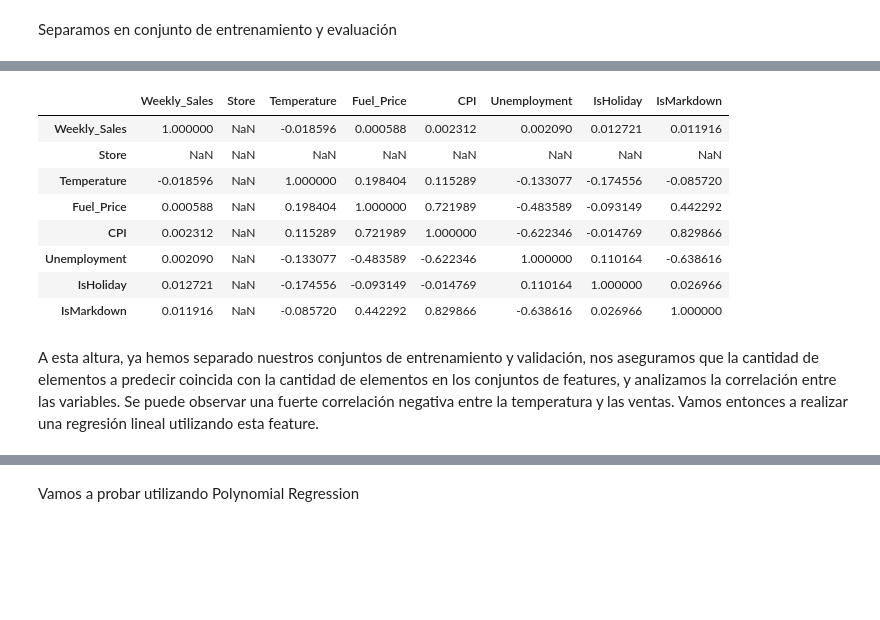
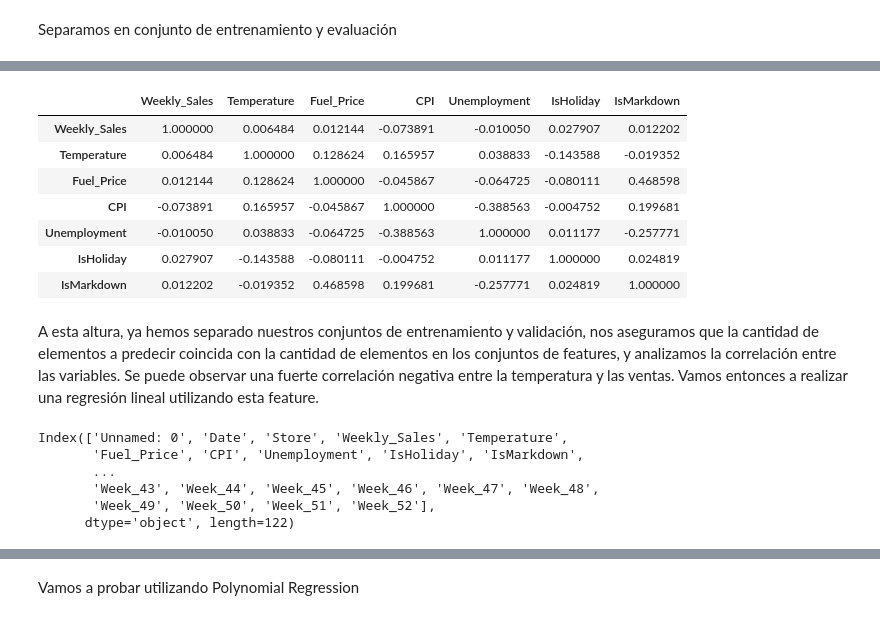
Before and after one commit to dbourdin/diplodatos-mentorias, a Jupyter notebook: AprendizajeSupervisado/retail_data_analytics.ipynb, the cells around one changed output, grey strips where cells are left out. Drawn from its saved outputs; the diff is of its cells as text; code cells hidden in the pictures; blank space fills up the shorter version.

```diff
--- a/AprendizajeSupervisado/retail_data_analytics.ipynb
+++ b/AprendizajeSupervisado/retail_data_analytics.ipynb
@@ -197,0 +178,11 @@ sales_features.head(5)
+# %%
+sales_features['Store'] = pd.Categorical(sales_features['Store'])
+store_dummies = pd.get_dummies(sales_features['Store'], prefix = 'Store')
+
+sales_features['Month'] = pd.Categorical(sales_features['Month'])
+month_dummies = pd.get_dummies(sales_features['Month'], prefix = 'Month')
+
+sales_features['Week'] = pd.Categorical(sales_features['Week'])
+week_dummies = pd.get_dummies(sales_features['Week'], prefix = 'Week')
+# %%
+sales_features = pd.concat([sales_features, store_dummies, month_dummies, week_dummies], axis=1)
@@ -227,15 +228,23 @@ Total de registros en y_test: 3075
-# %%
-store_sales.drop(['Unnamed: 0'], axis=1).corr(method='spearman')
-# %% [output]
-|  | Weekly_Sales | Store | Temperature | Fuel_Price | CPI | Unemployment | IsHoliday | IsMarkdown |
-| Weekly_Sales | 1.000000 | NaN | -0.018596 | 0.000588 | 0.002312 | 0.002090 | 0.012721 | 0.011916 |
-| Store | NaN | NaN | NaN | NaN | NaN | NaN | NaN | NaN |
-| Temperature | -0.018596 | NaN | 1.000000 | 0.198404 | 0.115289 | -0.133077 | -0.174556 | -0.085720 |
-| Fuel_Price | 0.000588 | NaN | 0.198404 | 1.000000 | 0.721989 | -0.483589 | -0.093149 | 0.442292 |
-| CPI | 0.002312 | NaN | 0.115289 | 0.721989 | 1.000000 | -0.622346 | -0.014769 | 0.829866 |
-| Unemployment | 0.002090 | NaN | -0.133077 | -0.483589 | -0.622346 | 1.000000 | 0.110164 | -0.638616 |
-| IsHoliday | 0.012721 | NaN | -0.174556 | -0.093149 | -0.014769 | 0.110164 | 1.000000 | 0.026966 |
-| IsMarkdown | 0.011916 | NaN | -0.085720 | 0.442292 | 0.829866 | -0.638616 | 0.026966 | 1.000000 |
+# %%
+sales_features[['Weekly_Sales', 'Temperature', 'Fuel_Price', 'CPI', 'Unemployment', 'IsHoliday', 'IsMarkdown']].corr(method='spearman')
+# %% [output]
+|  | Weekly_Sales | Temperature | Fuel_Price | CPI | Unemployment | IsHoliday | IsMarkdown |
+| Weekly_Sales | 1.000000 | 0.006484 | 0.012144 | -0.073891 | -0.010050 | 0.027907 | 0.012202 |
+| Temperature | 0.006484 | 1.000000 | 0.128624 | 0.165957 | 0.038833 | -0.143588 | -0.019352 |
+| Fuel_Price | 0.012144 | 0.128624 | 1.000000 | -0.045867 | -0.064725 | -0.080111 | 0.468598 |
+| CPI | -0.073891 | 0.165957 | -0.045867 | 1.000000 | -0.388563 | -0.004752 | 0.199681 |
+| Unemployment | -0.010050 | 0.038833 | -0.064725 | -0.388563 | 1.000000 | 0.011177 | -0.257771 |
+| IsHoliday | 0.027907 | -0.143588 | -0.080111 | -0.004752 | 0.011177 | 1.000000 | 0.024819 |
+| IsMarkdown | 0.012202 | -0.019352 | 0.468598 | 0.199681 | -0.257771 | 0.024819 | 1.000000 |
 # %% [markdown]
 A esta altura, ya hemos separado nuestros conjuntos de entrenamiento y validación, nos aseguramos que la cantidad de elementos a predecir coincida con la cantidad de elementos en los conjuntos de features, y analizamos la correlación entre las variables.
 Se puede observar una fuerte correlación negativa entre la temperatura y las ventas. Vamos entonces a realizar una regresión lineal utilizando esta feature.
+# %%
+sales_features.columns
+# %% [output]
+Index(['Unnamed: 0', 'Date', 'Store', 'Weekly_Sales', 'Temperature',
+       'Fuel_Price', 'CPI', 'Unemployment', 'IsHoliday', 'IsMarkdown',
+       ...
+       'Week_43', 'Week_44', 'Week_45', 'Week_46', 'Week_47', 'Week_48',
+       'Week_49', 'Week_50', 'Week_51', 'Week_52'],
+      dtype='object', length=122)
```
Also changed, not shown: parts of 26 cells of this notebook.
